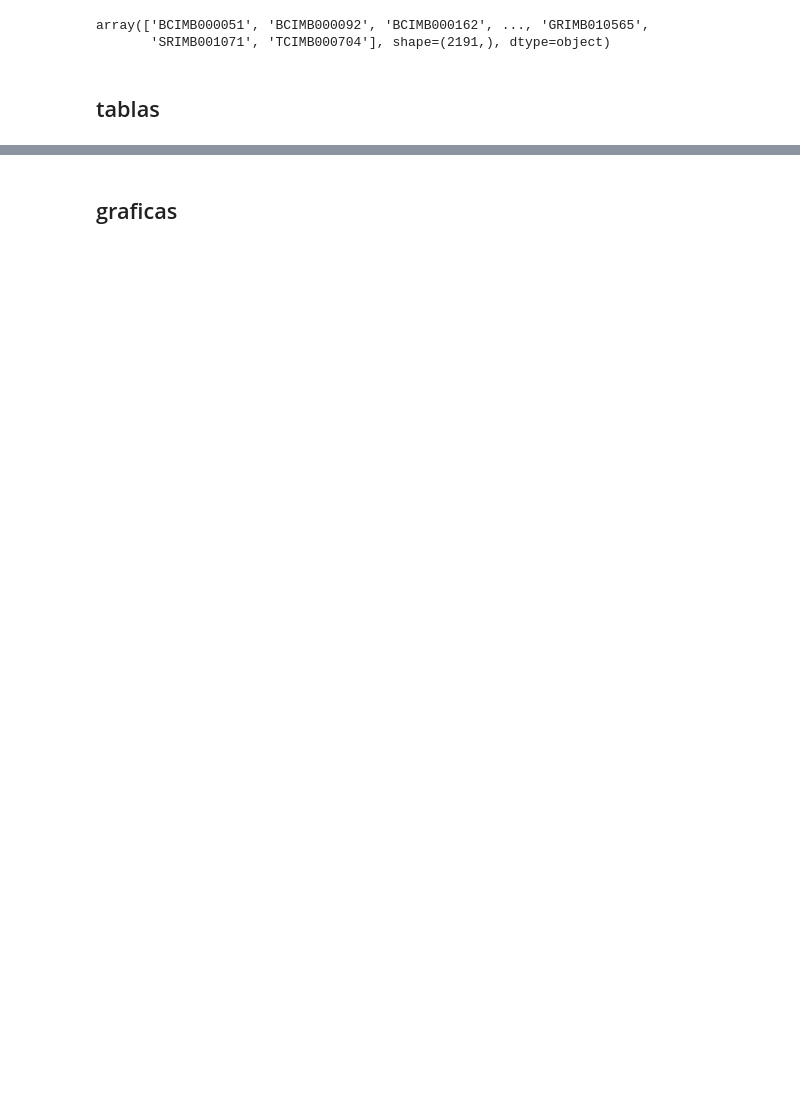
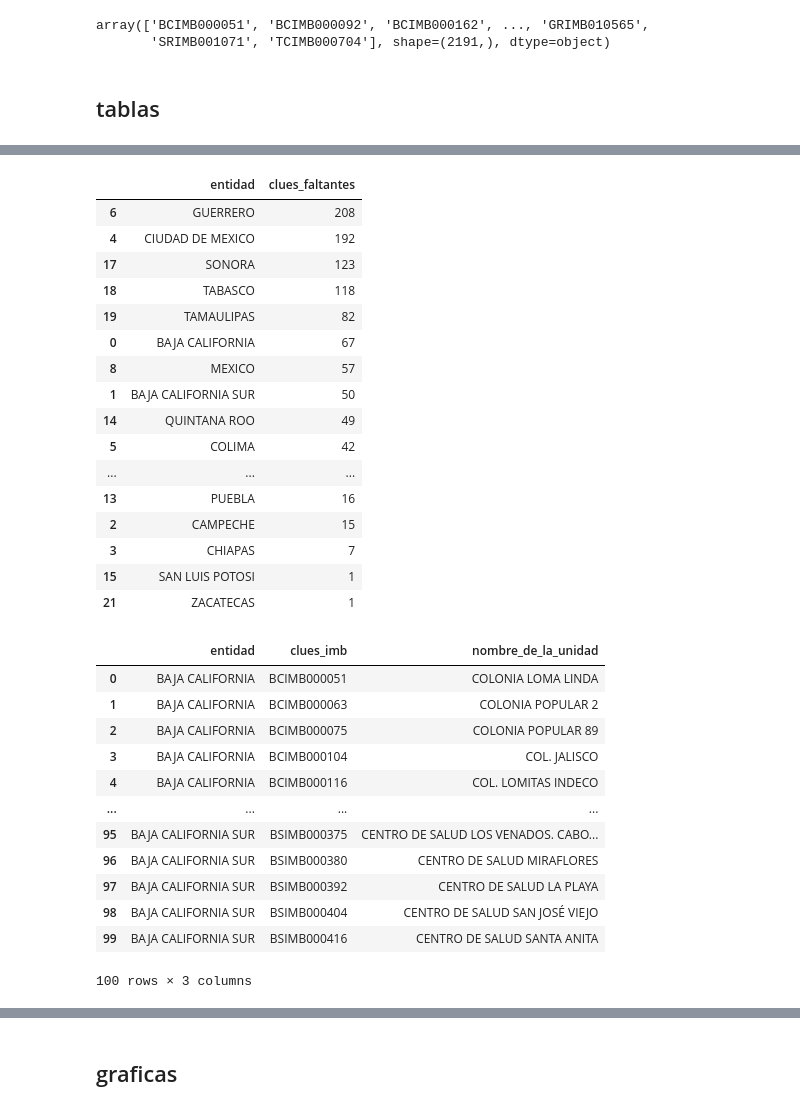
Before and after one commit to servicios-imss-b/informe--de-ang, a Jupyter notebook: graf.ipynb, the cells around one changed output, grey strips where cells are left out. Drawn from its saved outputs; the diff is of its cells as text; code cells hidden in the pictures; blank space fills up the shorter version.

```diff
--- a/graf.ipynb
+++ b/graf.ipynb
@@ -180,5 +180,85 @@ base_an
 # %%
 base_an = base_an.drop_duplicates()
+# %%
+# TABLA NUEVA - FALTANTES POR ESTADOS
+
+# Universo esperado de unidades (CLUES) por estado
+esperadas_estado = (
+    base[["entidad", "clues_imb", "nombre_de_la_unidad"]]
+    .dropna(subset=["entidad", "clues_imb"])
+    .drop_duplicates()
+)
+
+# CLUES que si respondieron (al menos una pregunta)
+respondidas_estado = (
+    base_an[["clues_imb"]]
+    .dropna(subset=["clues_imb"])
+    .drop_duplicates()
+    .merge(
+        base[["clues_imb", "entidad"]].drop_duplicates(),
+        on="clues_imb",
+        how="left"
+    )
+    .dropna(subset=["entidad"])
+    .drop_duplicates()
+)
+
+# Anti-join: faltantes = esperadas - respondidas
+faltantes_por_estados = (
+    esperadas_estado
+    .merge(
+        respondidas_estado[["entidad", "clues_imb"]],
+        on=["entidad", "clues_imb"],
+        how="left",
+        indicator=True
+    )
+    .query('_merge == "left_only"')
+    .drop(columns=["_merge"])
+    .sort_values(["entidad", "clues_imb"])
+    .reset_index(drop=True)
+)
+
+# Resumen de CLUES faltantes por estado
+tabla_faltantes_por_estados = (
+    faltantes_por_estados
+    .groupby("entidad", as_index=False)
+    .agg(clues_faltantes=("clues_imb", "nunique"))
+    .sort_values("clues_faltantes", ascending=False)
+)
+
+display(tabla_faltantes_por_estados)
+display(faltantes_por_estados.head(100))
+# %% [output]
+|  | entidad | clues_faltantes |
+| 6 | GUERRERO | 208 |
+| 4 | CIUDAD DE MEXICO | 192 |
+| 17 | SONORA | 123 |
+| 18 | TABASCO | 118 |
+| 19 | TAMAULIPAS | 82 |
+| 0 | BAJA CALIFORNIA | 67 |
+| 8 | MEXICO | 57 |
+| 1 | BAJA CALIFORNIA SUR | 50 |
+| 14 | QUINTANA ROO | 49 |
+| 5 | COLIMA | 42 |
+| ... | ... | ... |
+| 13 | PUEBLA | 16 |
+| 2 | CAMPECHE | 15 |
+| 3 | CHIAPAS | 7 |
+| 15 | SAN LUIS POTOSI | 1 |
+| 21 | ZACATECAS | 1 |
+|  | entidad | clues_imb | nombre_de_la_unidad |
+| 0 | BAJA CALIFORNIA | BCIMB000051 | COLONIA LOMA LINDA |
+| 1 | BAJA CALIFORNIA | BCIMB000063 | COLONIA POPULAR 2 |
+| 2 | BAJA CALIFORNIA | BCIMB000075 | COLONIA POPULAR 89 |
+| 3 | BAJA CALIFORNIA | BCIMB000104 | COL. JALISCO |
+| 4 | BAJA CALIFORNIA | BCIMB000116 | COL. LOMITAS INDECO |
+| ... | ... | ... | ... |
+| 95 | BAJA CALIFORNIA SUR | BSIMB000375 | CENTRO DE SALUD LOS VENADOS. CABO... |
+| 96 | BAJA CALIFORNIA SUR | BSIMB000380 | CENTRO DE SALUD MIRAFLORES |
+| 97 | BAJA CALIFORNIA SUR | BSIMB000392 | CENTRO DE SALUD LA PLAYA |
+| 98 | BAJA CALIFORNIA SUR | BSIMB000404 | CENTRO DE SALUD SAN JOSÉ VIEJO |
+| 99 | BAJA CALIFORNIA SUR | BSIMB000416 | CENTRO DE SALUD SANTA ANITA |
+100 rows × 3 columns
 # %%
 # TABLA 2 - COMPLETITUD POR UNIDAD
 
```
Also changed, not shown: parts of 9 cells of this notebook, 3 other files.
